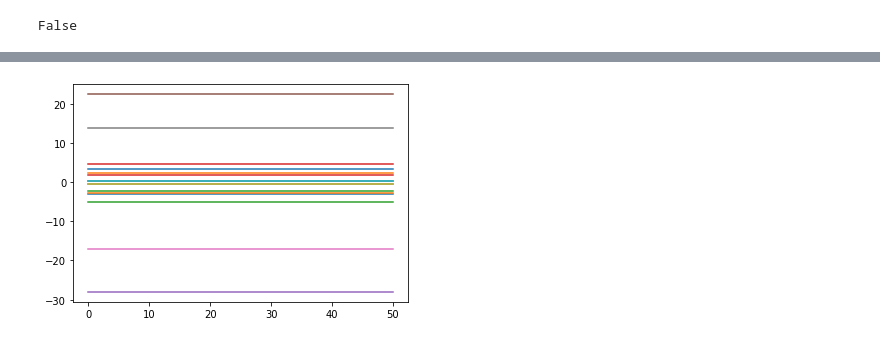
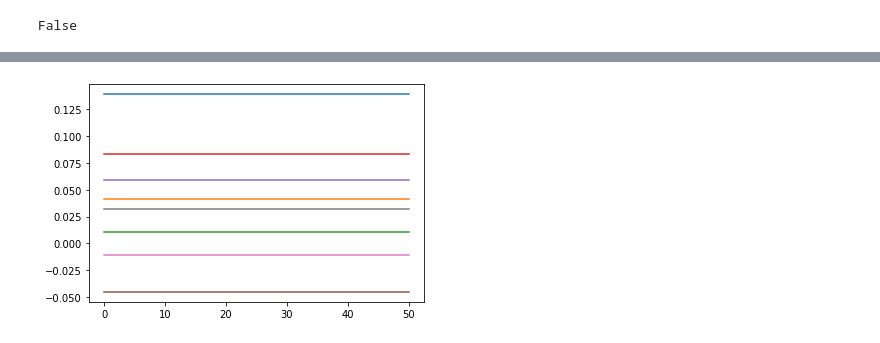
Before and after one commit to Noam-Ghenassia/opt_ML_project, a Jupyter notebook: examples.ipynb, the cells around one changed output, grey strips where cells are left out. Drawn from its saved outputs; the diff is of its cells as text; code cells hidden in the pictures.

```diff
--- a/examples.ipynb
+++ b/examples.ipynb
@@ -44,9 +41,9 @@ dataset.plot(ax)
 # %%
-net = net()
+net0 = net()
 # %%
 d = dataset.get_dataset()
 fig, (ax1, ax2) = plt.subplots(2)
-net.plot_decision_boundary(ax1)
-net.train(d, 500)
-net.plot_decision_boundary(ax2)
+net0.plot_decision_boundary(ax1)
+net0.train(d, 500)
+net0.plot_decision_boundary(ax2)
 # %% [output]
@@ -54,28 +68,30 @@ net.plot_decision_boundary(ax2)
 # %%
 from positive_scaling_invariance import random_telep
 from torch import nn
 import numpy as np
+import torch
 
-criterion = nn.CrossEntropyLoss()
+net1 = net()
 repeats = 50
 a, b = 0.5, 1.5
 
+d = dataset.get_dataset()
 data = d[:, 1:]
 labels = d[:, :1]
 
 outputs = np.empty(shape=(torch.numel(data[:, 0]),2, repeats+1))
 
-outputs[:, :, 0] = net.forward(data).detach().numpy()
+outputs[:, :, 0] = net1.forward(data).detach().numpy()
 
 for repeat in range(repeats):
   # for each teleportation, record both outputs values of each datapoint
-  random_telep(net, a, b)
-  outputs[:, :, repeat+1] = net(data).detach().numpy()
+  random_telep(net1, a, b)
+  outputs[:, :, repeat+1] = net1(data).detach().numpy()
 
 x = np.linspace(0, repeats, repeats+1)
 
 for i in [1, 2, 20, 35, 50, 75, 100, 150] :
   plt.plot(x, outputs[i,0, :])
-  plt.plot(x, outputs[i,1, :])
+#  plt.plot(x, outputs[i,1, :])
 # %% [output]
-[figure, old version]
+[figure, new version]
```
Also changed, not shown: parts of 7 cells of this notebook, 2 other files.
